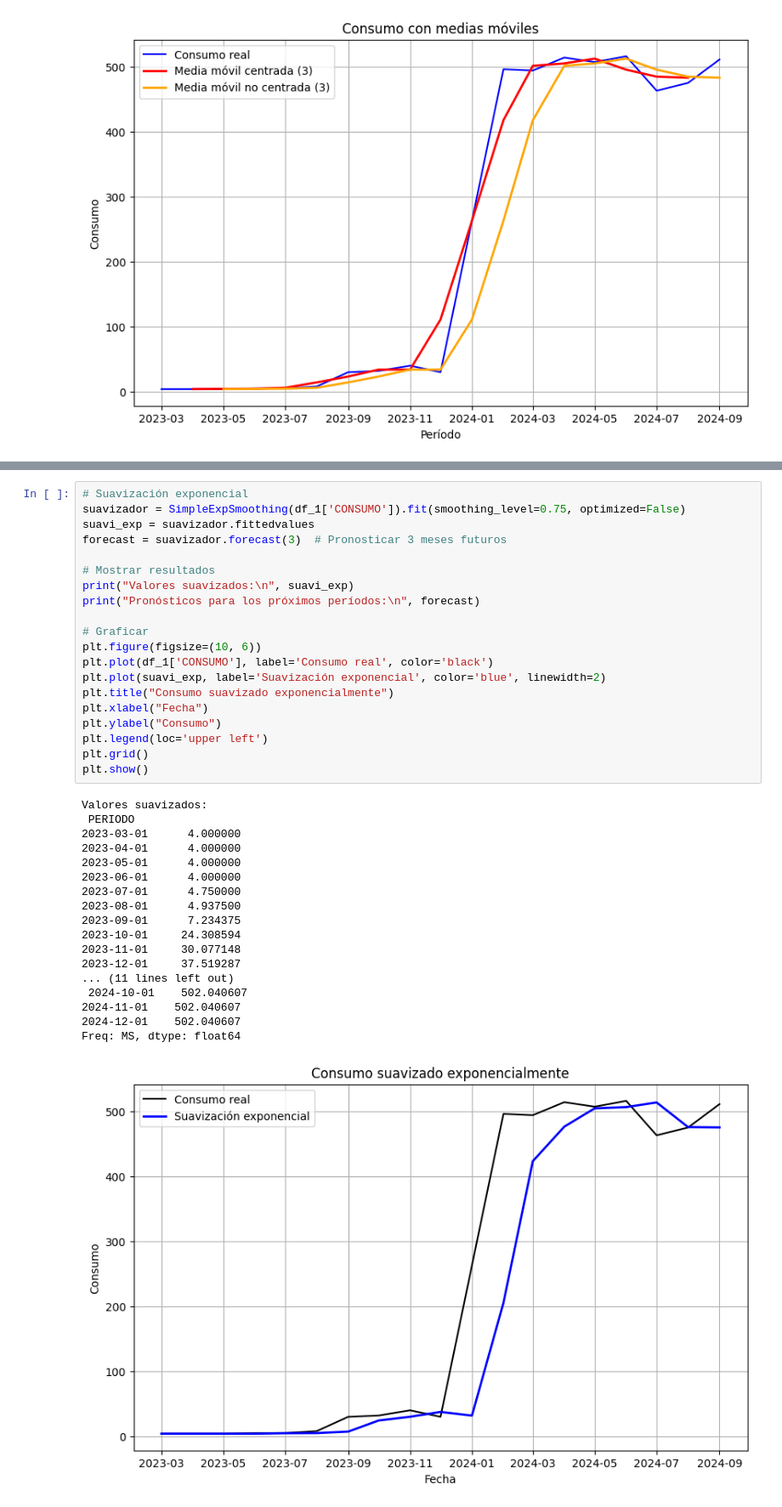
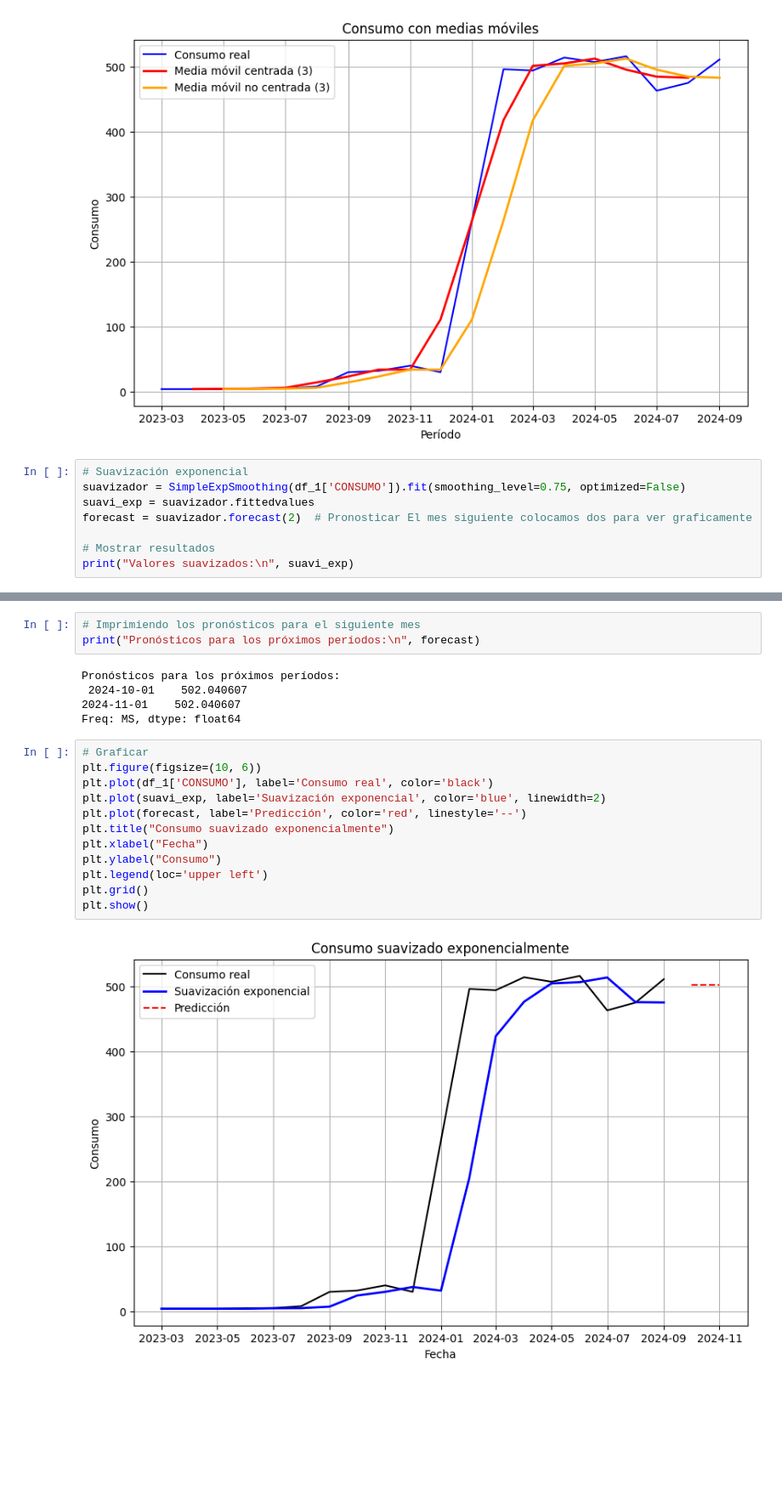
Before and after one commit to Dnes14/TAN-S15-ST, a Jupyter notebook: TS-Adelnisa_Huaraz.ipynb, the cells around one changed output, grey strips where cells are left out. Shown: that part at 85% size. Drawn from its saved outputs; the diff is of its cells as text; blank space fills up the shorter version.

```diff
--- a/TS-Adelnisa_Huaraz.ipynb
+++ b/TS-Adelnisa_Huaraz.ipynb
@@ -91,3 +98,11 @@ plt.grid()
 plt.show()
 # %% [output]
 [figure]
+# %%
+# Suavización exponencial
+suavizador = SimpleExpSmoothing(df_1['CONSUMO']).fit(smoothing_level=0.75, optimized=False)
+suavi_exp = suavizador.fittedvalues
+forecast = suavizador.forecast(2)  # Pronosticar El mes siguiente colocamos dos para ver graficamente
+
+# Mostrar resultados
+print("Valores suavizados:\n", suavi_exp)
@@ -94,42 +127,25 @@ plt.show()
+# %%
+# Imprimiendo los pronósticos para el siguiente mes
+print("Pronósticos para los próximos períodos:\n", forecast)
+# %% [output]
+Pronósticos para los próximos períodos:
+ 2024-10-01    502.040607
+2024-11-01    502.040607
+Freq: MS, dtype: float64
 # %%
-# Suavización exponencial
-suavizador = SimpleExpSmoothing(df_1['CONSUMO']).fit(smoothing_level=0.75, optimized=False)
-suavi_exp = suavizador.fittedvalues
-forecast = suavizador.forecast(3)  # Pronosticar 3 meses futuros
-
-# Mostrar resultados
-print("Valores suavizados:\n", suavi_exp)
-print("Pronósticos para los próximos períodos:\n", forecast)
-
 # Graficar
 plt.figure(figsize=(10, 6))
 plt.plot(df_1['CONSUMO'], label='Consumo real', color='black')
 plt.plot(suavi_exp, label='Suavización exponencial', color='blue', linewidth=2)
+plt.plot(forecast, label='Predicción', color='red', linestyle='--')
 plt.title("Consumo suavizado exponencialmente")
 plt.xlabel("Fecha")
 plt.ylabel("Consumo")
 plt.legend(loc='upper left')
 plt.grid()
 plt.show()
 # %% [output]
-Valores suavizados:
- PERIODO
-2023-03-01      4.000000
-2023-04-01      4.000000
-2023-05-01      4.000000
-2023-06-01      4.000000
-2023-07-01      4.750000
-2023-08-01      4.937500
-2023-09-01      7.234375
-2023-10-01     24.308594
-2023-11-01     30.077148
-2023-12-01     37.519287
-... (11 lines left out)
- 2024-10-01    502.040607
-2024-11-01    502.040607
-2024-12-01    502.040607
-Freq: MS, dtype: float64
-[figure, old version]
+[figure, new version]
 # %%
 # Variable de tiempo basada en índices
 df_1['T'] = range(1, len(df_1) + 1)
```
Also changed, not shown: parts of 9 cells of this notebook, 5 other files.
